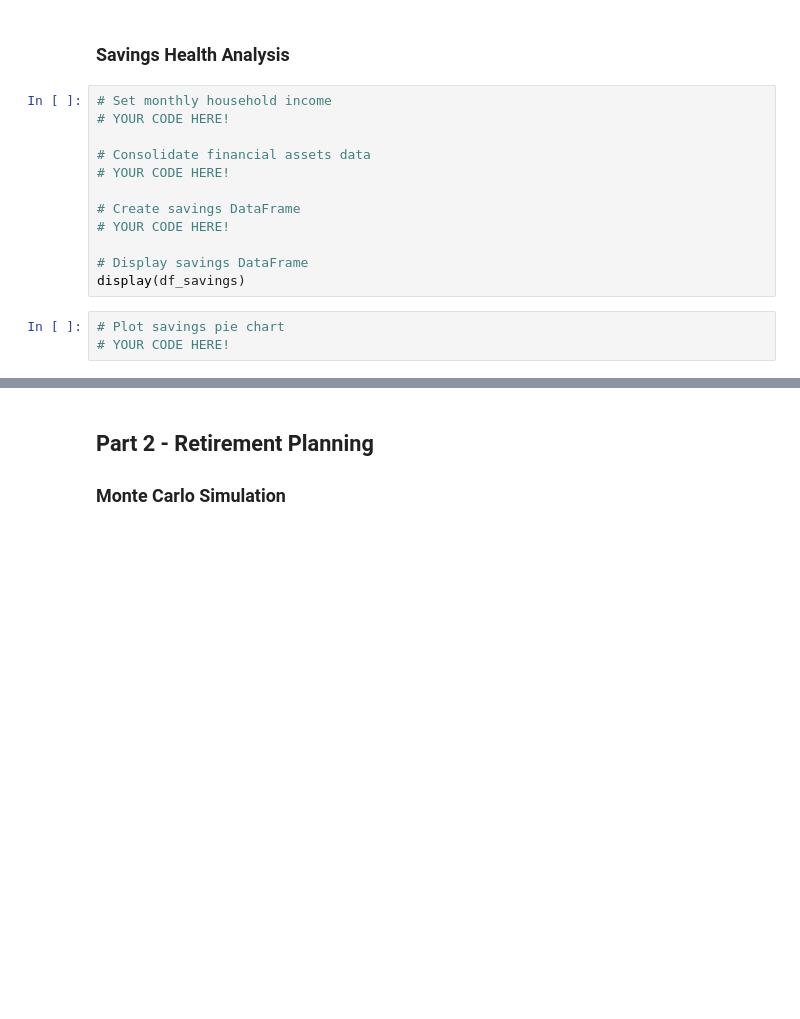
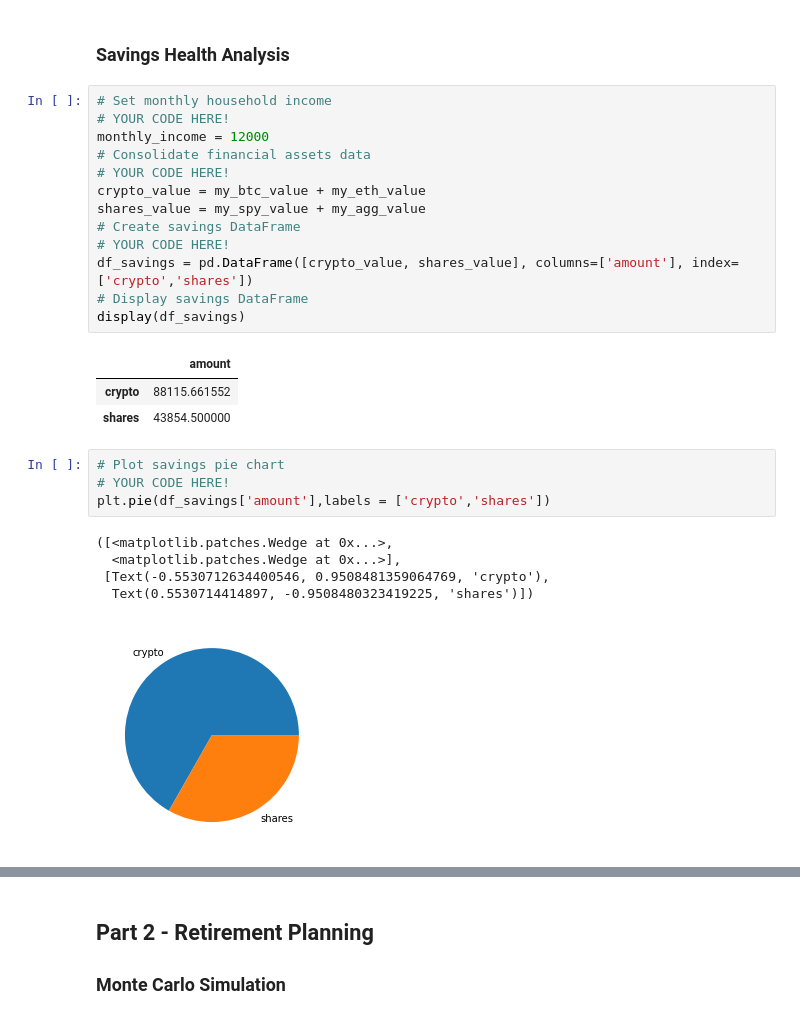
Before and after one commit to kcctudo/python-homework, a Jupyter notebook: Assignment_05-APIs.ipynb, the cells around one changed output, grey strips where cells are left out. Saved outputs shown, nothing was run; the diff lists cells and outputs as text; blank space fills up the shorter version.

```diff
--- a/Assignment_05-APIs.ipynb
+++ b/Assignment_05-APIs.ipynb
@@ -152,18 +154,30 @@ The current value of your 200 AGG shares is $21220.00
 # %%
 # Set monthly household income
 # YOUR CODE HERE!
-
+monthly_income = 12000
 # Consolidate financial assets data
 # YOUR CODE HERE!
-
+crypto_value = my_btc_value + my_eth_value
+shares_value = my_spy_value + my_agg_value
 # Create savings DataFrame
 # YOUR CODE HERE!
-
+df_savings = pd.DataFrame([crypto_value, shares_value], columns=['amount'], index=['crypto','shares'])
 # Display savings DataFrame
 display(df_savings)
+# %% [output]
+|  | amount |
+| crypto | 88115.661552 |
+| shares | 43854.500000 |
 # %%
 # Plot savings pie chart
 # YOUR CODE HERE!
+plt.pie(df_savings['amount'],labels = ['crypto','shares'])
+# %% [output]
+([<matplotlib.patches.Wedge at 0x...>,
+  <matplotlib.patches.Wedge at 0x...>],
+ [Text(-0.5530712634400546, 0.9508481359064769, 'crypto'),
+  Text(0.5530714414897, -0.9508480323419225, 'shares')])
+[figure, added]
 # %%
 # Set ideal emergency fund
 emergency_fund = monthly_income * 3
```
Also changed, not shown: parts of 18 cells of this notebook.
